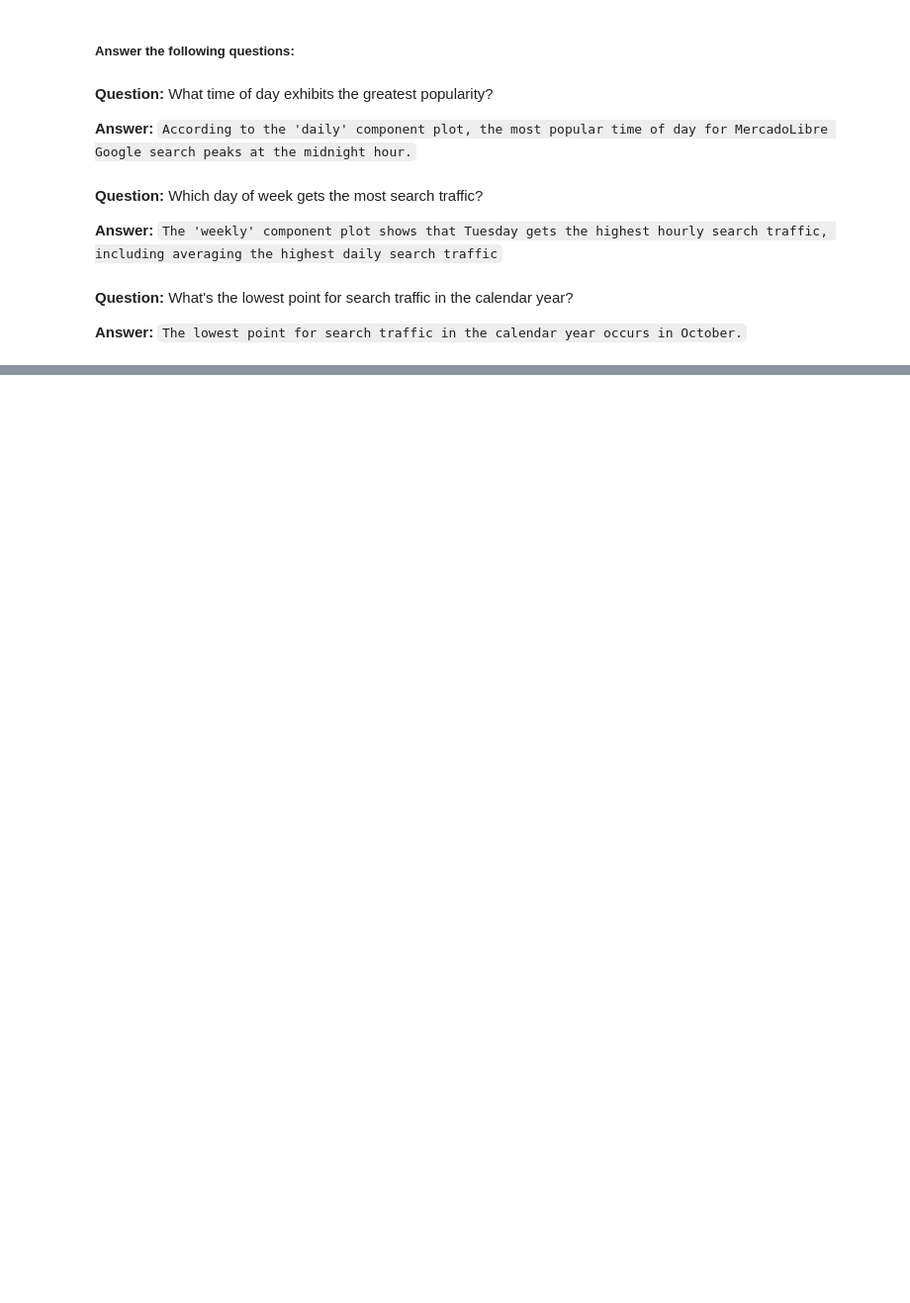
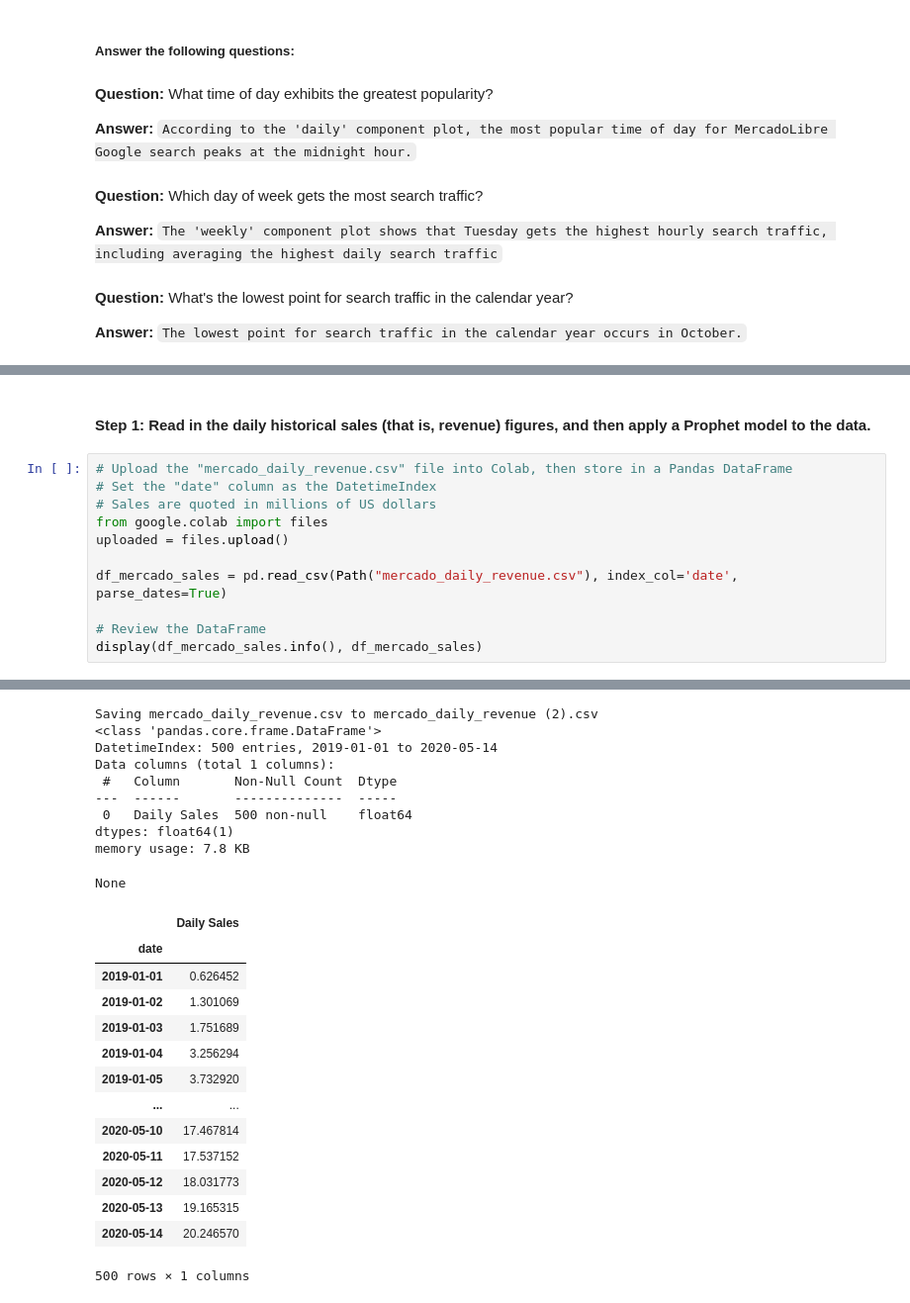
Before and after one commit to boz-tcm/time-series-challenge, a Jupyter notebook: forecasting_net_prophet.ipynb, the cells around one changed output, grey strips where cells are left out. Shown at 99% size. Drawn from its saved outputs; the diff is of its cells as text; blank space fills up the shorter version.

```diff
--- a/forecasting_net_prophet.ipynb
+++ b/forecasting_net_prophet.ipynb
@@ -895,0 +897,14 @@ figures_mercado_trends = model_mercado_trends.plot_components(forecast_mercado_t
+# %% [markdown]
+#### Step 1: Read in the daily historical sales (that is, revenue) figures, and then apply a Prophet model to the data.
+# %%
+# Upload the "mercado_daily_revenue.csv" file into Colab, then store in a Pandas DataFrame
+# Set the "date" column as the DatetimeIndex
+# Sales are quoted in millions of US dollars
+from google.colab import files
+uploaded = files.upload()
+
+df_mercado_sales = pd.read_csv(Path("mercado_daily_revenue.csv"), index_col='date', parse_dates=True)
+
+# Review the DataFrame
+display(df_mercado_sales.info(), df_mercado_sales)
+# %% [output]
@@ -895,0 +912,24 @@ figures_mercado_trends = model_mercado_trends.plot_components(forecast_mercado_t
+Saving mercado_daily_revenue.csv to mercado_daily_revenue (2).csv
+<class 'pandas.core.frame.DataFrame'>
+DatetimeIndex: 500 entries, 2019-01-01 to 2020-05-14
+Data columns (total 1 columns):
+ #   Column       Non-Null Count  Dtype
+---  ------       --------------  -----
+ 0   Daily Sales  500 non-null    float64
+dtypes: float64(1)
+memory usage: 7.8 KB
+None
+|  | Daily Sales |
+| date |  |
+| 2019-01-01 | 0.626452 |
+| 2019-01-02 | 1.301069 |
+| 2019-01-03 | 1.751689 |
+| 2019-01-04 | 3.256294 |
+| 2019-01-05 | 3.732920 |
+| ... | ... |
+| 2020-05-10 | 17.467814 |
+| 2020-05-11 | 17.537152 |
+| 2020-05-12 | 18.031773 |
+| 2020-05-13 | 19.165315 |
+| 2020-05-14 | 20.246570 |
+500 rows × 1 columns
```
Also changed, not shown: parts of 17 cells of this notebook, 1 other file.
